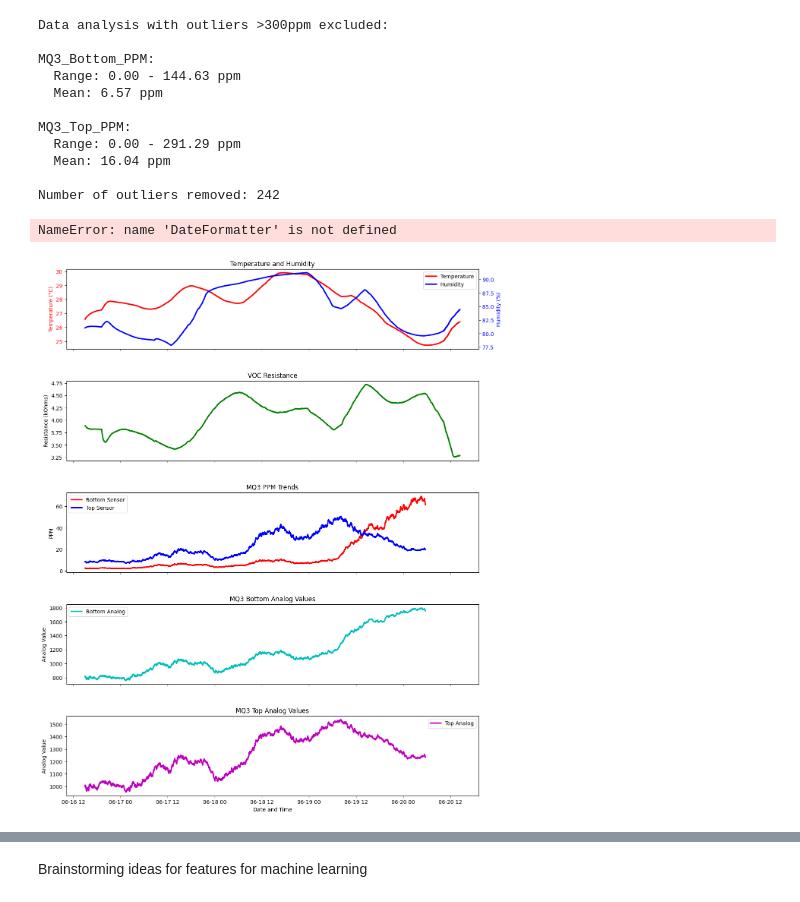
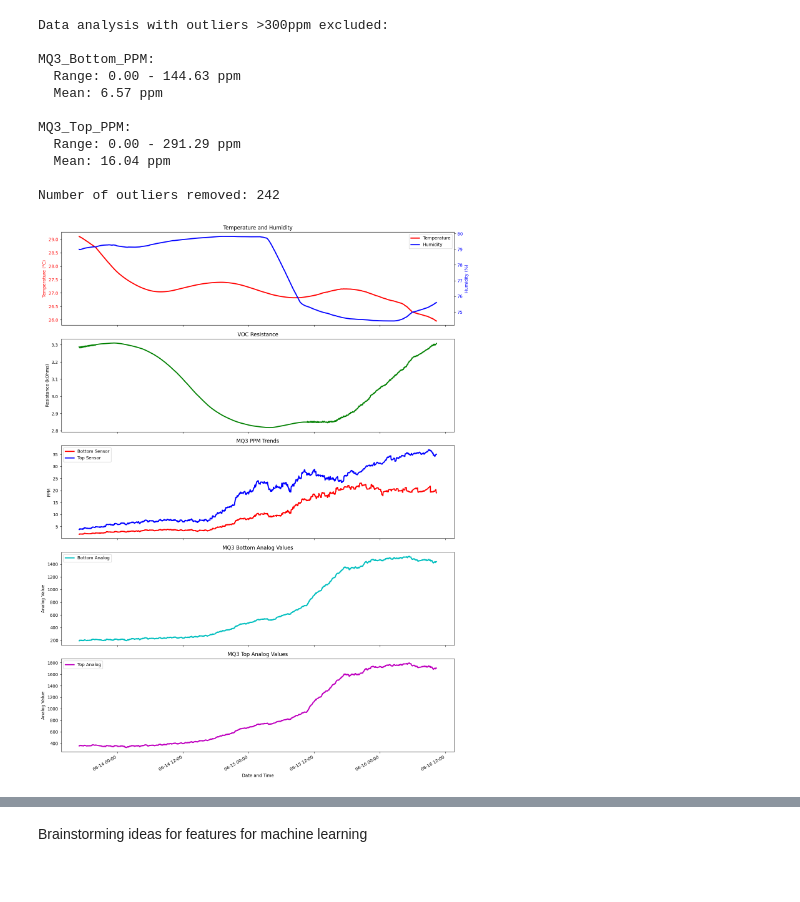
Before and after one commit to Ciaranm1999/E-Nose, a Jupyter notebook: Data Processing/Data_Filtering_Plotting.ipynb, the cells around one changed output, grey strips where cells are left out. Drawn from its saved outputs; the diff is of its cells as text; code cells hidden in the pictures.

```diff
--- a/Data Processing/Data_Filtering_Plotting.ipynb
+++ b/Data Processing/Data_Filtering_Plotting.ipynb
@@ -305,7 +305,9 @@ MQ3_Top_PPM:
 
 Number of outliers removed: 242
 # %%
-df_filtered = pd.read_csv('Data/batch_two/complete_data.csv', parse_dates=['Timestamp'])
+from matplotlib.dates import DateFormatter
+
+df_filtered = pd.read_csv('Data/batch_one/complete_data.csv', parse_dates=['Timestamp'])
 
 fig, axes = plt.subplots(5, 1, figsize=(14, 18), sharex=True)
 fig.subplots_adjust(hspace=0.4)
@@ -334,33 +336,32 @@ ax2.set_ylabel('Resistance (kOhms)')
 ax3 = axes[2]
 ax3.plot(df_filtered['Timestamp'], df_filtered['MQ3_Bottom_PPM'], 'r-', linewidth=2.5, label='Bottom Sensor')
 ax3.plot(df_filtered['Timestamp'], df_filtered['MQ3_Top_PPM'], 'b-', linewidth=2.5, label='Top Sensor')
 ax3.set_title('MQ3 PPM Trends')
 ax3.set_ylabel('PPM')
 ax3.legend()
 
 # Plot 4: MQ3 Bottom Analog Values
 ax4 = axes[3]
 ax4.plot(df_filtered['Timestamp'], df_filtered['MQ3_Bottom_Analog'], 'c-', linewidth=2.5, label='Bottom Analog')
 ax4.set_title('MQ3 Bottom Analog Values')
 ax4.set_ylabel('Analog Value')
 ax4.legend()
 
 # Plot 5: MQ3 Top Analog Values
 ax5 = axes[4]
 ax5.plot(df_filtered['Timestamp'], df_filtered['MQ3_Top_Analog'], 'm-', linewidth=2.5, label='Top Analog')
 ax5.set_title('MQ3 Top Analog Values')
 ax5.set_ylabel('Analog Value')
 ax5.set_xlabel('Date and Time')
 ax5.legend()
 
 # Format x-axis to show date, hour, and minute
 date_format = DateFormatter('%m-%d %H:%M')
 for ax in axes:
     ax.xaxis.set_major_formatter(date_format)
 plt.gcf().autofmt_xdate()
 plt.tight_layout()
 plt.show()
 # %% [output]
-NameError: name 'DateFormatter' is not defined
-[figure, old version]
+[figure, new version]
 # %%
```
Also changed, not shown: parts of 1 cell of this notebook, 2 other files.
